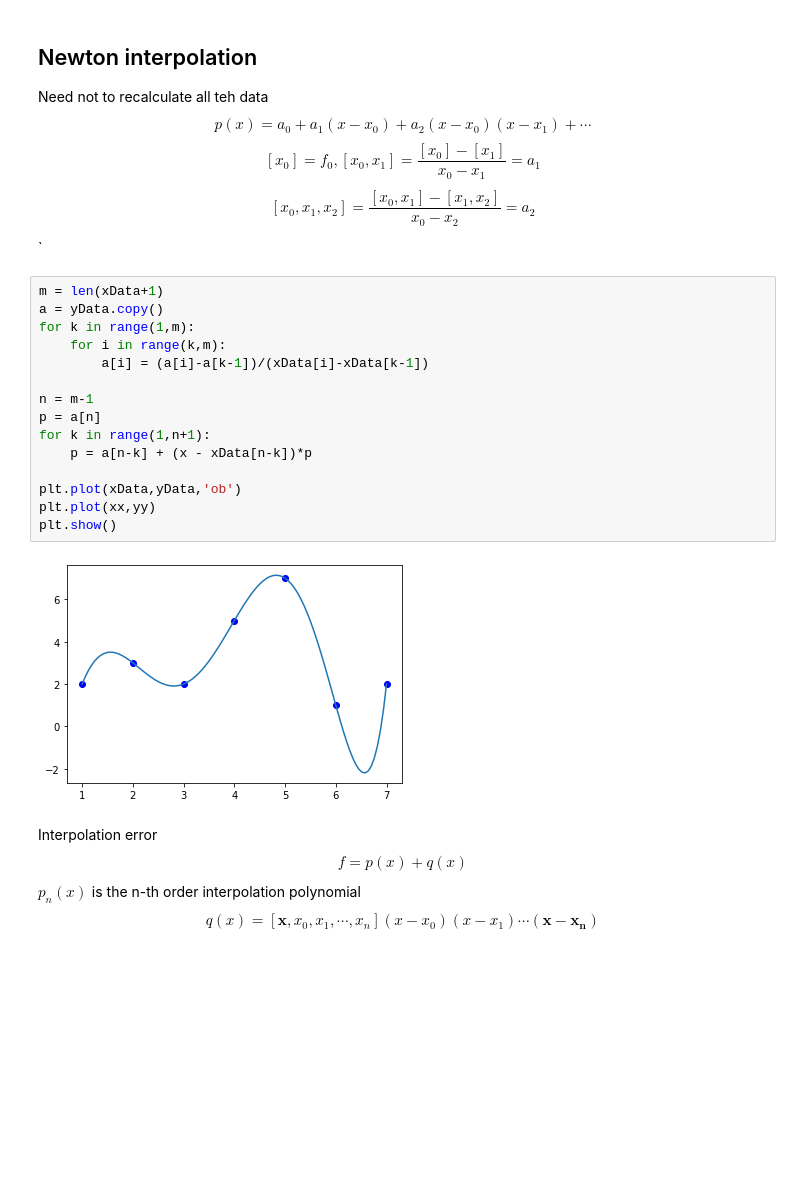
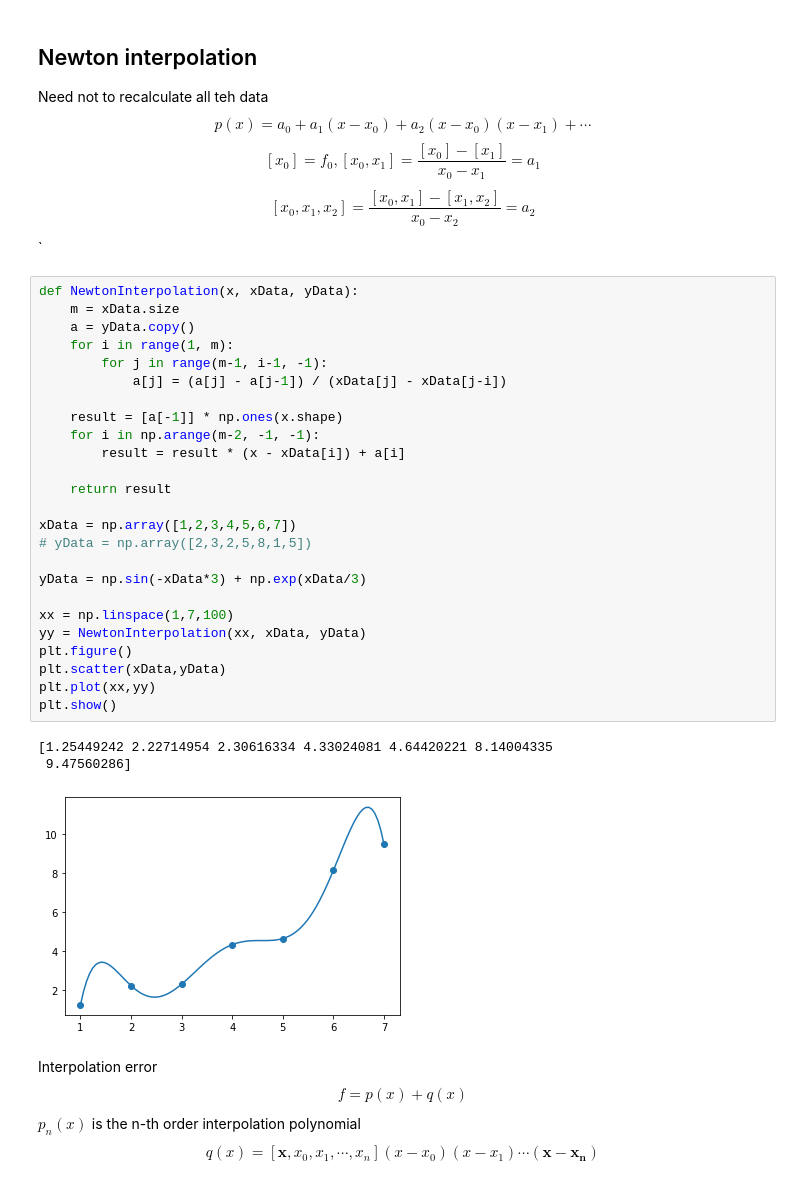
Before and after one commit to Little-old-brother-team/GroupWork, a Jupyter notebook: Review/6_Interpolation.ipynb, the cells around one changed output. Cells and saved outputs as stored; diff of their text form; blank space fills up the shorter version.

```diff
--- a/Review/6_Interpolation.ipynb
+++ b/Review/6_Interpolation.ipynb
@@ -75,23 +76,35 @@ Need not to recalculate all teh data
 $$p(x) = a_0+a_1(x-x_0)+a_2(x-x_0)(x-x_1)+\cdots$$
 $$[x_0] = f_0,[x_0,x_1]=\frac{[x_0]-[x_1]}{x_0-x_1}=a_1$$$$[x_0,x_1,x_2]=\frac{[x_0,x_1]-[x_1,x_2]}{x_0-x_2}=a_2$$
 `
-# %%
-m = len(xData+1)
-a = yData.copy()
-for k in range(1,m):
-    for i in range(k,m):
-        a[i] = (a[i]-a[k-1])/(xData[i]-xData[k-1])
-
-n = m-1
-p = a[n]
-for k in range(1,n+1):
-    p = a[n-k] + (x - xData[n-k])*p
-
-plt.plot(xData,yData,'ob')
-plt.plot(xx,yy)
-plt.show()
-# %% [output]
-[figure, removed]
+# %%
+def NewtonInterpolation(x, xData, yData):
+    m = xData.size
+    a = yData.copy()
+    for i in range(1, m):
+        for j in range(m-1, i-1, -1):
+            a[j] = (a[j] - a[j-1]) / (xData[j] - xData[j-i])
+
+    result = [a[-1]] * np.ones(x.shape)
+    for i in np.arange(m-2, -1, -1):
+        result = result * (x - xData[i]) + a[i]
+
+    return result
+
+xData = np.array([1,2,3,4,5,6,7])
+# yData = np.array([2,3,2,5,8,1,5])
+
+yData = np.sin(-xData*3) + np.exp(xData/3)
+
+xx = np.linspace(1,7,100)
+yy = NewtonInterpolation(xx, xData, yData)
+plt.figure()
+plt.scatter(xData,yData)
+plt.plot(xx,yy)
+plt.show()
+# %% [output]
+[1.25449242 2.22714954 2.30616334 4.33024081 4.64420221 8.14004335
+ 9.47560286]
+[figure, added]
 # %% [markdown]
 Interpolation error
 $$f = p(x)+q(x)$$
```
Also changed, not shown: parts of 1 cell of this notebook, 1 other file.
